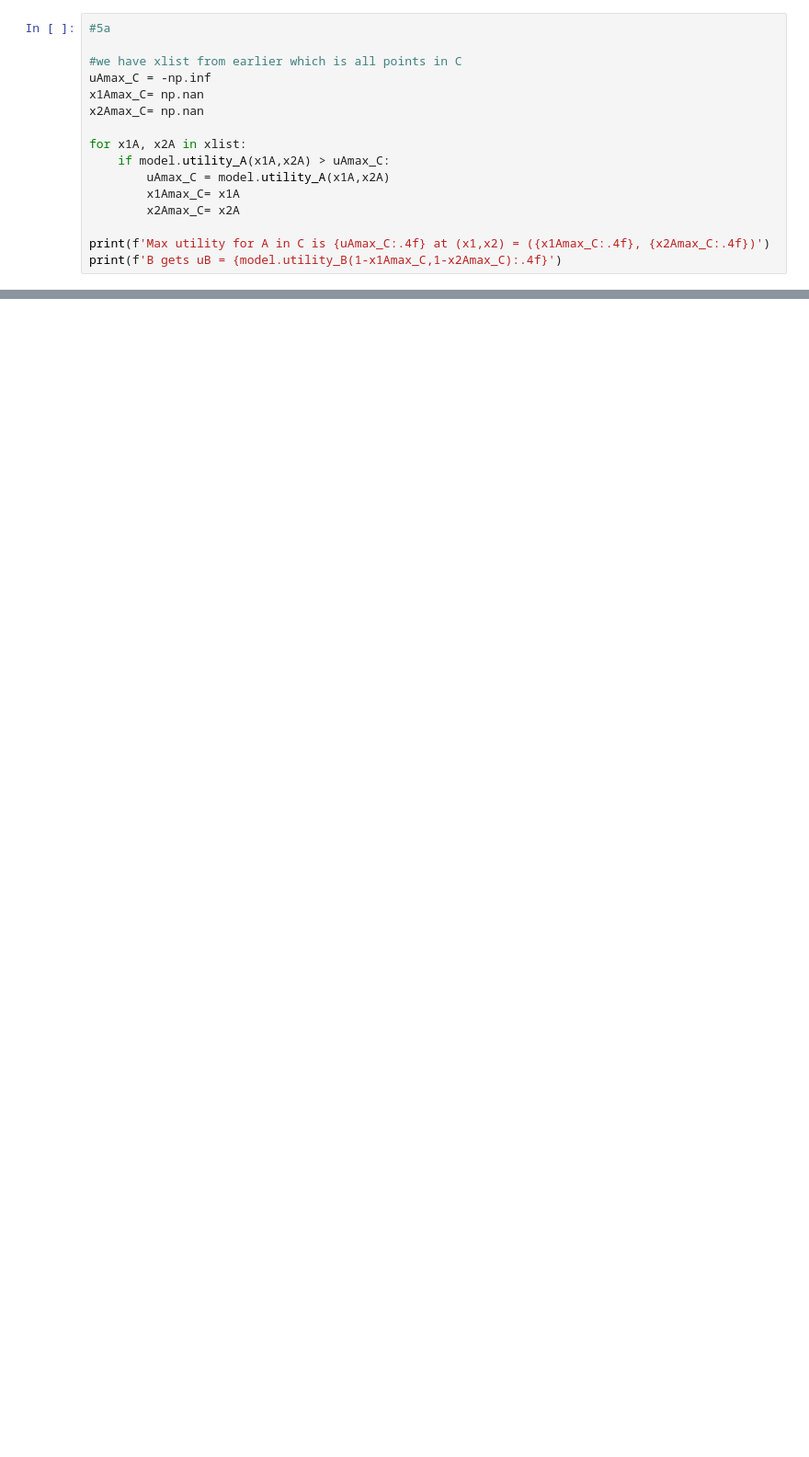
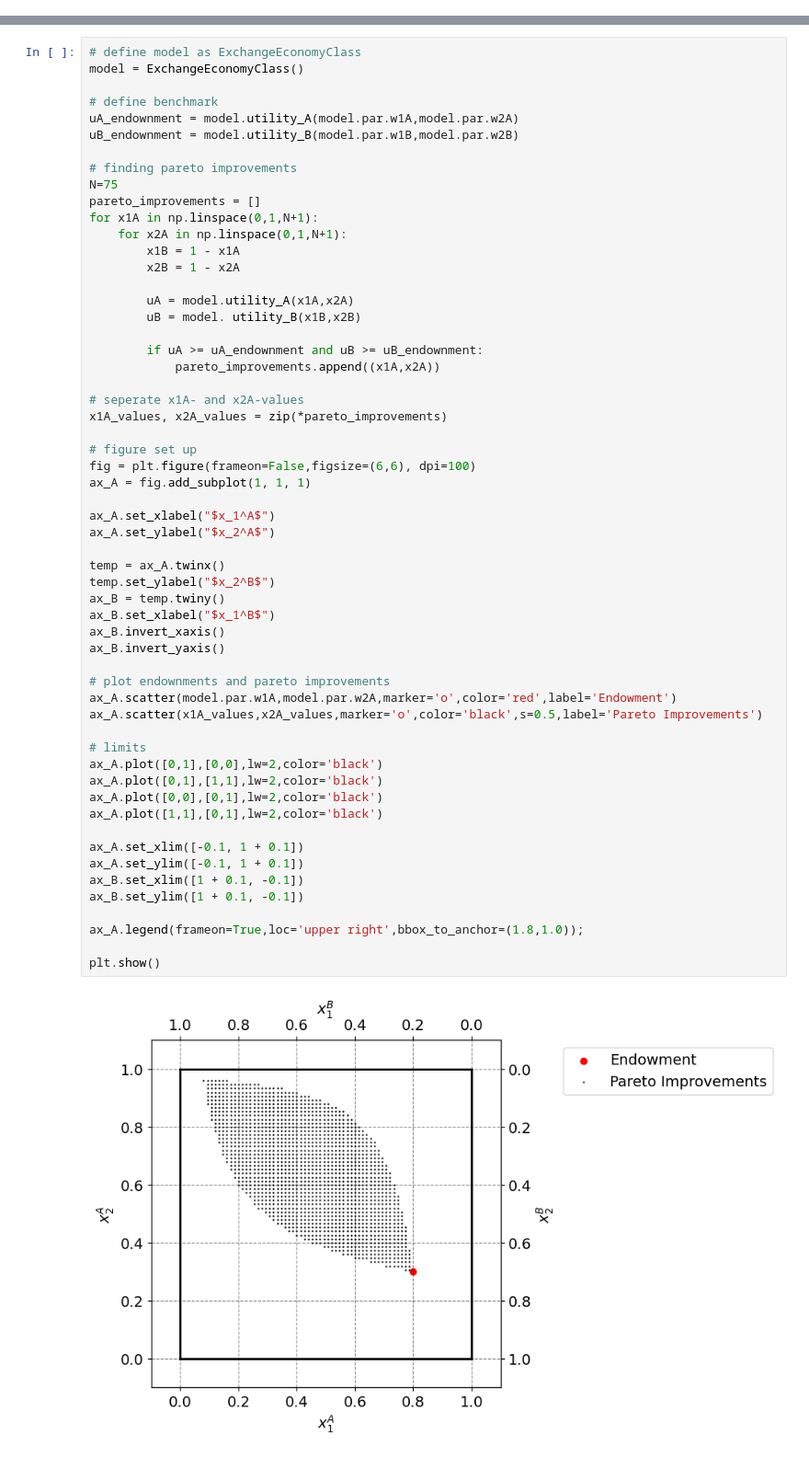
Before and after one commit to NumEconCopenhagen/projects-2024-rune-co, a Jupyter notebook: inauguralproject/inauguralproject.ipynb, the cells around one changed output, grey strips where cells are left out. Shown at 92% size. Cells and saved outputs as stored; diff of their text form; blank space fills up the shorter version.

```diff
--- a/inauguralproject/inauguralproject.ipynb
+++ b/inauguralproject/inauguralproject.ipynb
@@ -198,16 +0,0 @@ Best: p1 = 1.89931185 -> uA = 0.63362085
-# %%
-#5a
-
-#we have xlist from earlier which is all points in C
-uAmax_C = -np.inf
-x1Amax_C= np.nan
-x2Amax_C= np.nan
-
-for x1A, x2A in xlist:
-    if model.utility_A(x1A,x2A) > uAmax_C:
-        uAmax_C = model.utility_A(x1A,x2A)
-        x1Amax_C= x1A
-        x2Amax_C= x2A
-
-print(f'Max utility for A in C is {uAmax_C:.4f} at (x1,x2) = ({x1Amax_C:.4f}, {x2Amax_C:.4f})')
-print(f'B gets uB = {model.utility_B(1-x1Amax_C,1-x2Amax_C):.4f}')
@@ -314,0 +20,59 @@ ax_A.legend(frameon=True,loc='upper right',bbox_to_anchor=(1.6,1.0));
+# %%
+# define model as ExchangeEconomyClass
+model = ExchangeEconomyClass()
+
+# define benchmark
+uA_endownment = model.utility_A(model.par.w1A,model.par.w2A)
+uB_endownment = model.utility_B(model.par.w1B,model.par.w2B)
+
+# finding pareto improvements
+N=75
+pareto_improvements = []
+for x1A in np.linspace(0,1,N+1):
+    for x2A in np.linspace(0,1,N+1):
+        x1B = 1 - x1A
+        x2B = 1 - x2A
+
+        uA = model.utility_A(x1A,x2A)
+        uB = model. utility_B(x1B,x2B)
+
+        if uA >= uA_endownment and uB >= uB_endownment:
+            pareto_improvements.append((x1A,x2A))
+
+# seperate x1A- and x2A-values
+x1A_values, x2A_values = zip(*pareto_improvements)
+
+# figure set up
+fig = plt.figure(frameon=False,figsize=(6,6), dpi=100)
+ax_A = fig.add_subplot(1, 1, 1)
+
+ax_A.set_xlabel("$x_1^A$")
+ax_A.set_ylabel("$x_2^A$")
+
+temp = ax_A.twinx()
+temp.set_ylabel("$x_2^B$")
+ax_B = temp.twiny()
+ax_B.set_xlabel("$x_1^B$")
+ax_B.invert_xaxis()
+ax_B.invert_yaxis()
+
+# plot endownments and pareto improvements
+ax_A.scatter(model.par.w1A,model.par.w2A,marker='o',color='red',label='Endowment')
+ax_A.scatter(x1A_values,x2A_values,marker='o',color='black',s=0.5,label='Pareto Improvements')
+
+# limits
+ax_A.plot([0,1],[0,0],lw=2,color='black')
+ax_A.plot([0,1],[1,1],lw=2,color='black')
+ax_A.plot([0,0],[0,1],lw=2,color='black')
+ax_A.plot([1,1],[0,1],lw=2,color='black')
+
+ax_A.set_xlim([-0.1, 1 + 0.1])
+ax_A.set_ylim([-0.1, 1 + 0.1])
+ax_B.set_xlim([1 + 0.1, -0.1])
+ax_B.set_ylim([1 + 0.1, -0.1])
+
+ax_A.legend(frameon=True,loc='upper right',bbox_to_anchor=(1.8,1.0));
+
+plt.show()
+# %% [output]
+[figure, added]
```
Also changed, not shown: parts of 45 cells of this notebook.
